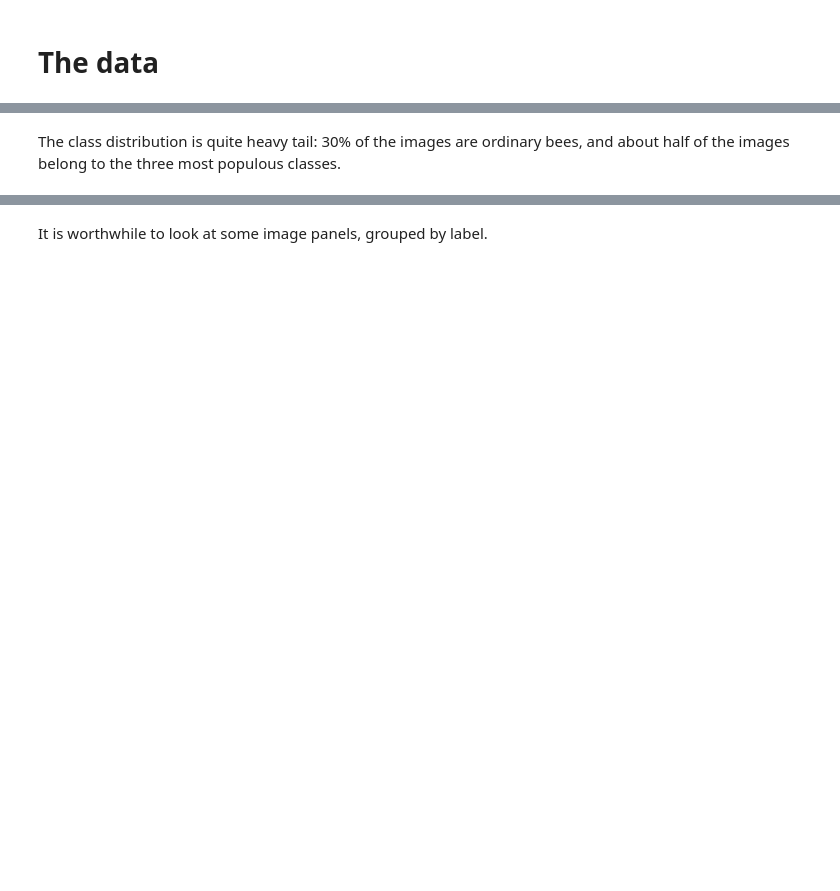
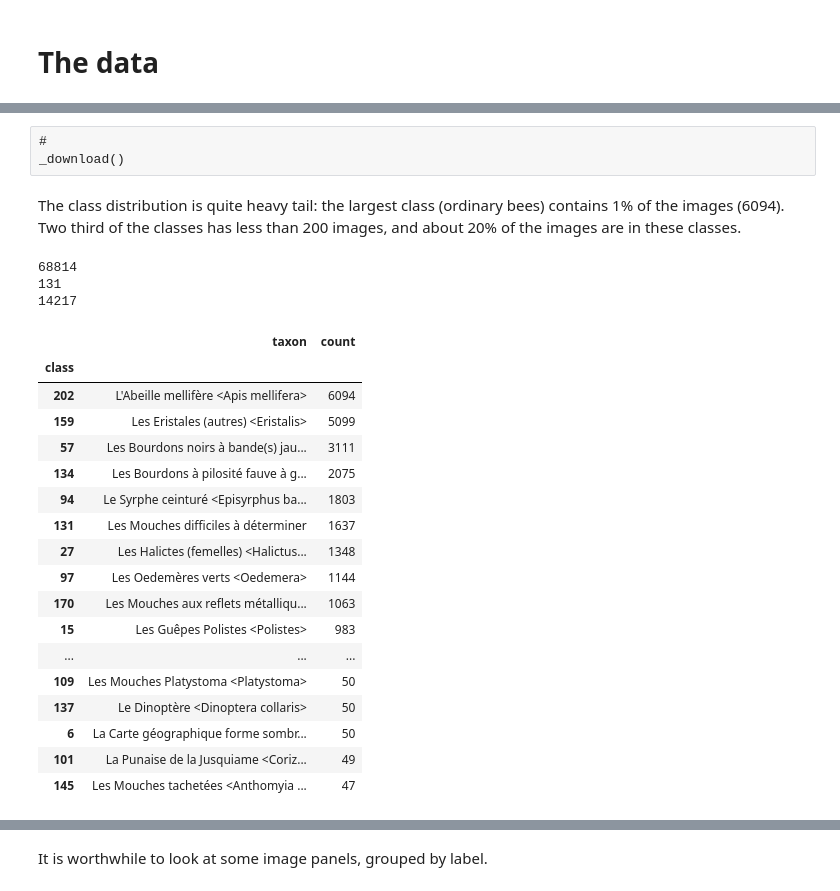
Before and after one commit to paris-saclay-cds/ramp-board, a Jupyter notebook: problems/pollenating_insects_2/starting_kit/pollenating_insects_2_starting_kit.ipynb, the cells around one changed output, grey strips where cells are left out. Saved outputs shown, nothing was run; the diff lists cells and outputs as text; code cells hidden in the pictures; blank space fills up the shorter version.

```diff
--- a/problems/pollenating_insects_2/starting_kit/pollenating_insects_2_starting_kit.ipynb
+++ b/problems/pollenating_insects_2/starting_kit/pollenating_insects_2_starting_kit.ipynb
@@ -71,6 +71,7 @@ from matplotlib import cm
 from batch_classifier_workflow import train_submission
 from batch_classifier_workflow import test_submission
 from batch_classifier_workflow import ArrayContainer
+pd.set_option('display.max_rows', 500)
 
 import keras.backend as K
 # K.set_image_ordering('tf')
@@ -112,3 +108,6 @@ _download()
+# %% [raw]
+#
+_download()
 # %%
 attrs = {
     'chunk_size': 1024,
@@ -132,15 +131,40 @@ score_function = accuracy_score
 # %%
 X, y = read_data('train.csv')
 cv = get_cv(y)
-# %% [markdown]
-The class distribution is quite heavy tail: 30% of the images are ordinary bees, and about half of the images belong to the three most populous classes.
+# %% [markdown]
+The class distribution is quite heavy tail: the largest class (ordinary bees) contains 1% of the images (6094). Two third of the classes has less than 200 images, and about 20% of the images are in these classes.
 # %%
-train_df = pd.read_csv('train.csv')[['taxa_name', 'taxa_code', 'class']]
-labels_df = train_df.groupby('class').max()[['taxa_name']]
-counts_df = train_df.groupby('class').count()[['taxa_code']].rename(
-    columns={'taxa_code': 'count'})
+train_df = pd.read_csv('train.csv')[['taxon', 'class']]
+print len(train_df)
+labels_df = train_df.groupby('class').max()[['taxon']]
+counts_df = train_df.groupby('class').count()[['taxon']].rename(
+    columns={'taxon': 'count'})
 labels_df = labels_df.join(counts_df).sort_values('count', ascending=False)
+print len(labels_df[labels_df['count'] < 200])
+print labels_df[labels_df['count'] < 200].sum()['count']
 labels_df
+# %% [output]
+68814
+131
+14217
+|  | taxon | count |
+| class |  |  |
+| 202 | L'Abeille mellifère <Apis mellifera> | 6094 |
+| 159 | Les Eristales (autres) <Eristalis> | 5099 |
+| 57 | Les Bourdons noirs à bande(s) jau... | 3111 |
+| 134 | Les Bourdons à pilosité fauve à g... | 2075 |
+| 94 | Le Syrphe ceinturé <Episyrphus ba... | 1803 |
+| 131 | Les Mouches difficiles à déterminer | 1637 |
+| 27 | Les Halictes (femelles) <Halictus... | 1348 |
+| 97 | Les Oedemères verts <Oedemera> | 1144 |
+| 170 | Les Mouches aux reflets métalliqu... | 1063 |
+| 15 | Les Guêpes Polistes <Polistes> | 983 |
+| ... | ... | ... |
+| 109 | Les Mouches Platystoma <Platystoma> | 50 |
+| 137 | Le Dinoptère <Dinoptera collaris> | 50 |
+| 6 | La Carte géographique forme sombr... | 50 |
+| 101 | La Punaise de la Jusquiame <Coriz... | 49 |
+| 145 | Les Mouches tachetées <Anthomyia ... | 47 |
 # %%
 import sys
 
```
Also changed, not shown: parts of 12 cells of this notebook.
